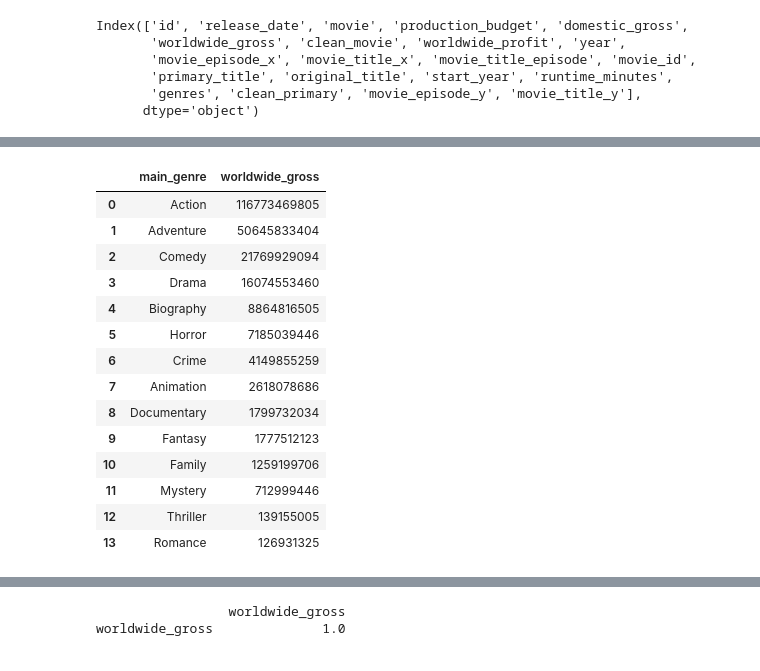
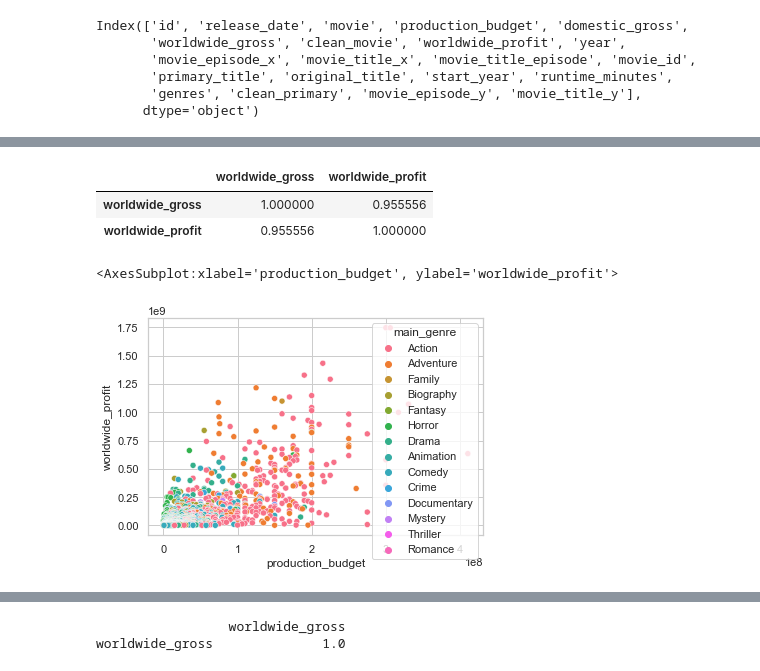
Before and after one commit to AlbaneCM/MicrosoftMovieAnalysis, a Jupyter notebook: microsoft-movie-analysis.ipynb, the cells around one changed output, grey strips where cells are left out. Cells and saved outputs as stored; diff of their text form; code cells hidden in the pictures.

```diff
--- a/microsoft-movie-analysis.ipynb
+++ b/microsoft-movie-analysis.ipynb
@@ -1267,19 +1287,17 @@ Name: main_genre, Length: 1135, dtype: object
+# %%
+top_10_genres.corr(method='kendall')
+# %% [output]
+|  | worldwide_gross | worldwide_profit |
+| worldwide_gross | 1.000000 | 0.955556 |
+| worldwide_profit | 0.955556 | 1.000000 |
 # %%
-genre_profit = top_profit_genres.groupby(["main_genre"])["worldwide_gross"].sum().reset_index().sort_values("worldwide_gross", ascending=False).reset_index(drop=True)
-genre_profit
+profit_by_genre = top_profit_genres.groupby(["main_genre"])[["worldwide_gross", "worldwide_profit"]].sum().sort_values("worldwide_profit", ascending=False).reset_index()
-# %% [output]
-|  | main_genre | worldwide_gross |
-| 0 | Action | 116773469805 |
-| 1 | Adventure | 50645833404 |
-| 2 | Comedy | 21769929094 |
-| 3 | Drama | 16074553460 |
-| 4 | Biography | 8864816505 |
-| 5 | Horror | 7185039446 |
-| 6 | Crime | 4149855259 |
-| 7 | Animation | 2618078686 |
-| 8 | Documentary | 1799732034 |
-| 9 | Fantasy | 1777512123 |
-| 10 | Family | 1259199706 |
-| 11 | Mystery | 712999446 |
-| 12 | Thriller | 139155005 |
-| 13 | Romance | 126931325 |
+# %%
+sns.scatterplot(data=top_profit_genres,
+                x="production_budget",
+                y="worldwide_profit",
+                hue="main_genre",
+               )
+# %% [output]
+<AxesSubplot:xlabel='production_budget', ylabel='worldwide_profit'>
+[figure, added]
```
Also changed, not shown: parts of 41 cells of this notebook.
